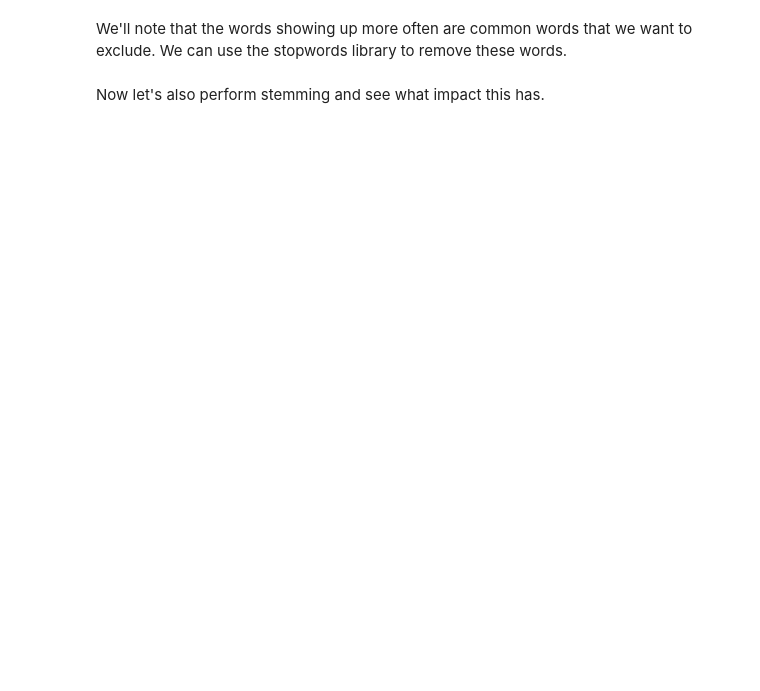
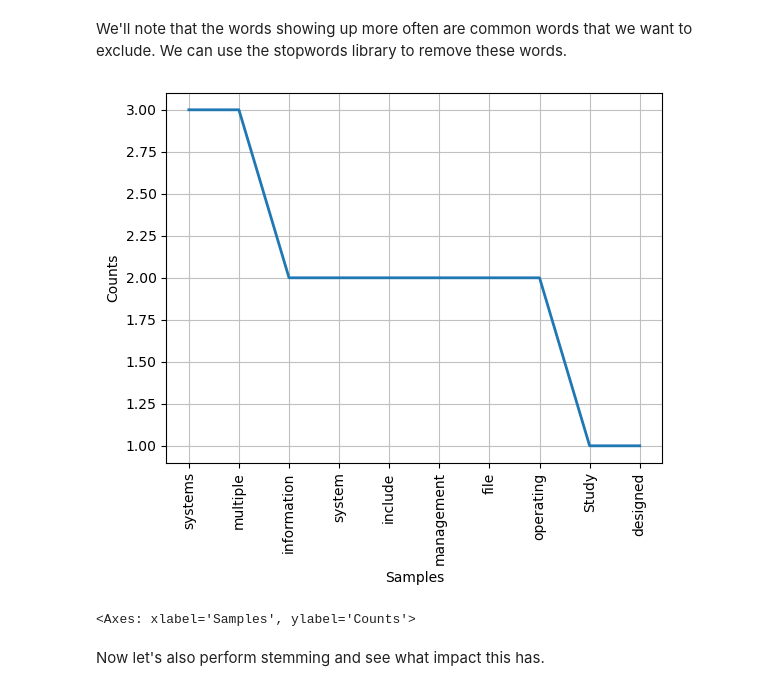
Before and after one commit to amcnett/data-sci, a Jupyter notebook: NLP Introduction.ipynb, the cells around one changed output. Drawn from its saved outputs; the diff is of its cells as text; code cells hidden in the pictures; blank space fills up the shorter version.

```diff
--- a/NLP Introduction.ipynb
+++ b/NLP Introduction.ipynb
@@ -76,6 +106,10 @@ filtered_words = [token for token in tokens if token.lower() not in stop_words]
 frequency_distribution = nltk.FreqDist(filtered_words)
 # %%
 # to do: plot it!
+frequency_distribution.plot(10)
+# %% [output]
+[figure, added]
+<Axes: xlabel='Samples', ylabel='Counts'>
 # %% [markdown]
 Now let's also perform stemming and see what impact this has.
 # %%
```
Also changed, not shown: parts of 8 cells of this notebook.
